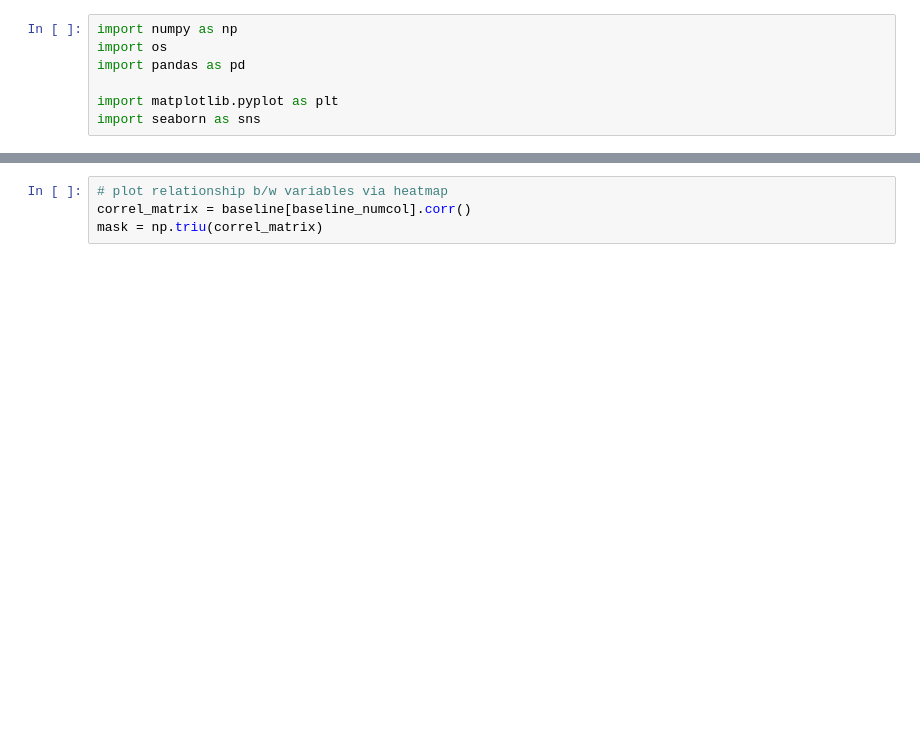
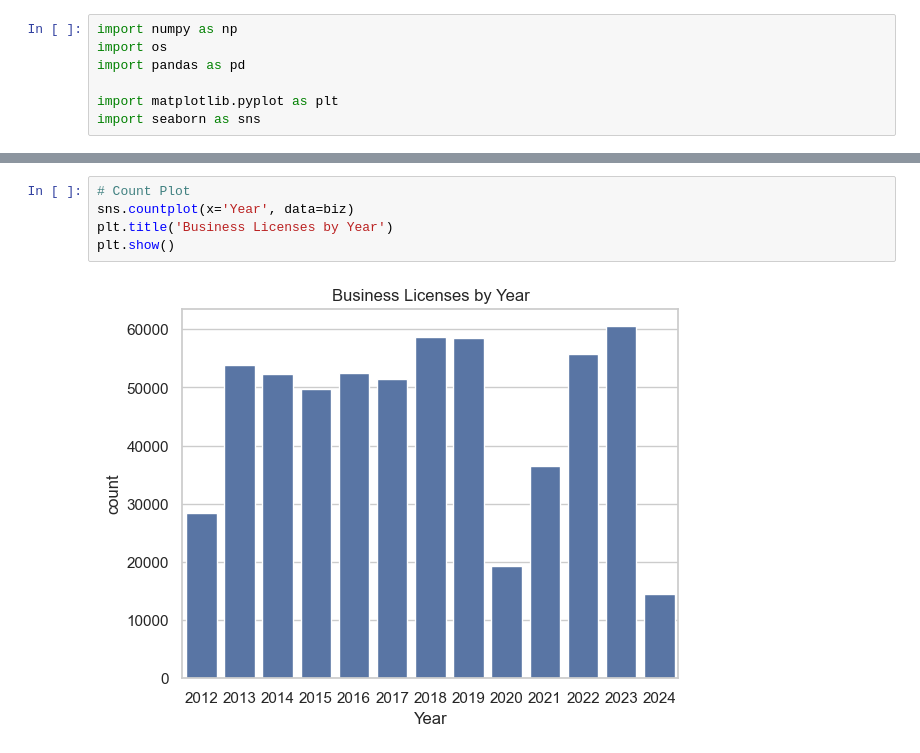
Before and after one commit to seansjj/business_trends, a Jupyter notebook: code/analysis.ipynb, the cells around one changed output, grey strips where cells are left out. Saved outputs shown, nothing was run; the diff lists cells and outputs as text; blank space fills up the shorter version.

```diff
--- a/code/analysis.ipynb
+++ b/code/analysis.ipynb
@@ -18,7 +18,10 @@ biz.head()
 | 2 | 2333490 | Issued | 2014 | 12 | Apartment House Strata | N/A | V6E 4C1 | West End | ... |
 | 3 | 2333491 | Issued | 2014 | 12 | Apartment House Strata | N/A | V6E 4C1 | West End | ... |
 | 4 | 2333492 | Issued | 2014 | 11 | Apartment House Strata | N/A | V6E 4L5 | West End | ... |
-# %%
-# plot relationship b/w variables via heatmap
-correl_matrix = baseline[baseline_numcol].corr()
-mask = np.triu(correl_matrix)
+# %%
+# Count Plot
+sns.countplot(x='Year', data=biz)
+plt.title('Business Licenses by Year')
+plt.show()
+# %% [output]
+[figure, added]
```
Also changed, not shown: parts of 3 cells of this notebook, 4 other files.
